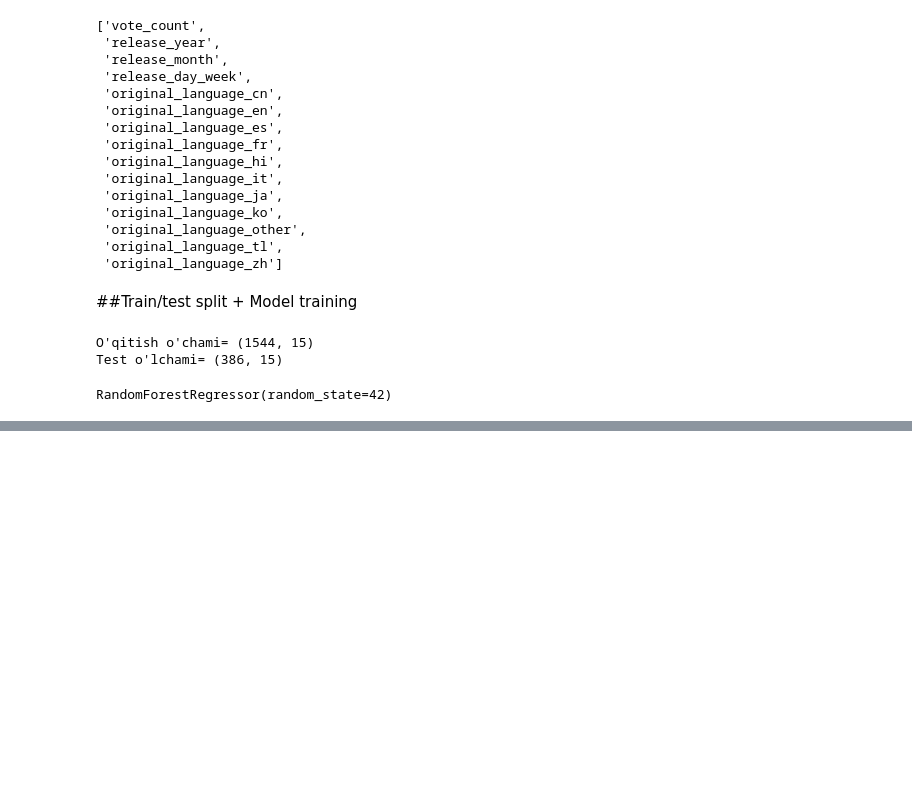
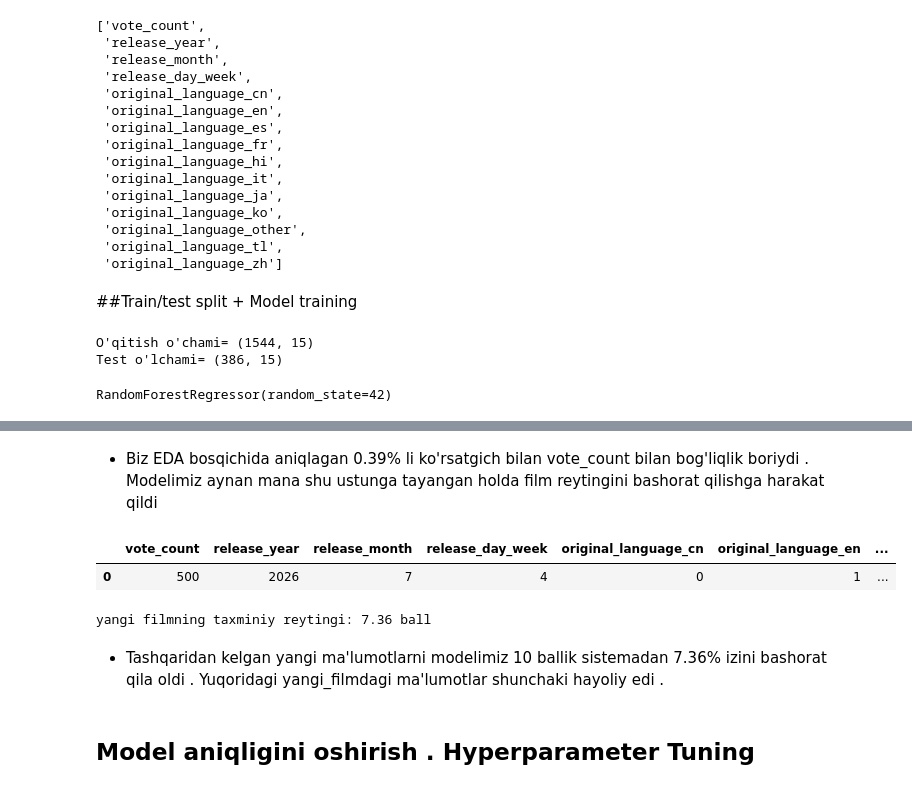
Before and after one commit to izzat-ai/learning-ai, a Jupyter notebook: projects/movie.ipynb, the cells around one changed output, grey strips where cells are left out. Cells and saved outputs as stored; diff of their text form; code cells hidden in the pictures; blank space fills up the shorter version.

```diff
--- a/projects/movie.ipynb
+++ b/projects/movie.ipynb
@@ -528,0 +552,38 @@ RMSE (o'rtacha xatolik): 0.7686671711716265
+# %% [markdown]
+- Biz EDA bosqichida aniqlagan 0.39% li ko'rsatgich bilan vote_count bilan bog'liqlik boriydi . Modelimiz aynan mana shu ustunga tayangan holda film reytingini bashorat qilishga harakat qildi
+# %%
+# yangi ma'lumot yaratish | modelimiz bashorat qilishini baholash uchun
+yangi_film = pd.DataFrame([{
+    'vote_count': 500,
+    'release_year': 2026,
+    'release_month': 7,
+    'release_day_week': 4, # Juma
+    'original_language_cn': 0,
+    'original_language_en': 1, # Ingliz tili
+    'original_language_es': 0,
+    'original_language_fr': 0,
+    'original_language_hi': 0,
+    'original_language_it': 0,
+    'original_language_ja': 0,
+    'original_language_ko': 0,
+    'original_language_other': 0,
+    'original_language_tl': 0,
+    'original_language_zh': 0
+}])
+
+yangi_film = yangi_film[X.columns]
+yangi_film
+# %% [output]
+|  | vote_count | release_year | release_month | release_day_week | original_language_cn | original_language_en | ... |
+| 0 | 500 | 2026 | 7 | 4 | 0 | 1 | ... |
+# %%
+# bashorat qilish
+predicted_rating = model.predict(yangi_film)
+
+print(f"yangi filmning taxminiy reytingi: {predicted_rating[0]:.2f} ball")
+# %% [output]
+yangi filmning taxminiy reytingi: 7.36 ball
+# %% [markdown]
+- Tashqaridan kelgan yangi ma'lumotlarni modelimiz 10 ballik sistemadan 7.36% izini bashorat qila oldi . Yuqoridagi yangi_filmdagi ma'lumotlar shunchaki hayoliy edi .
+# %% [markdown]
+## Model aniqligini oshirish . Hyperparameter Tuning
```
Also changed, not shown: parts of 10 cells of this notebook.
